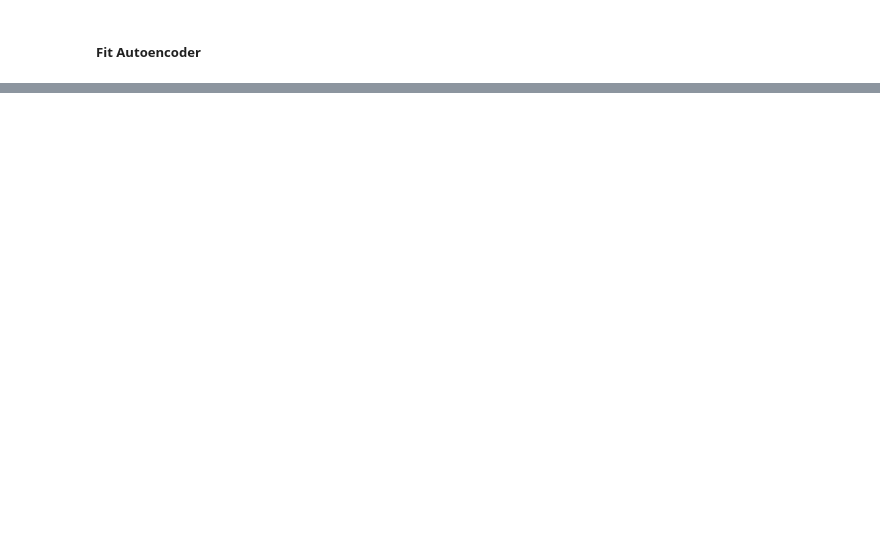
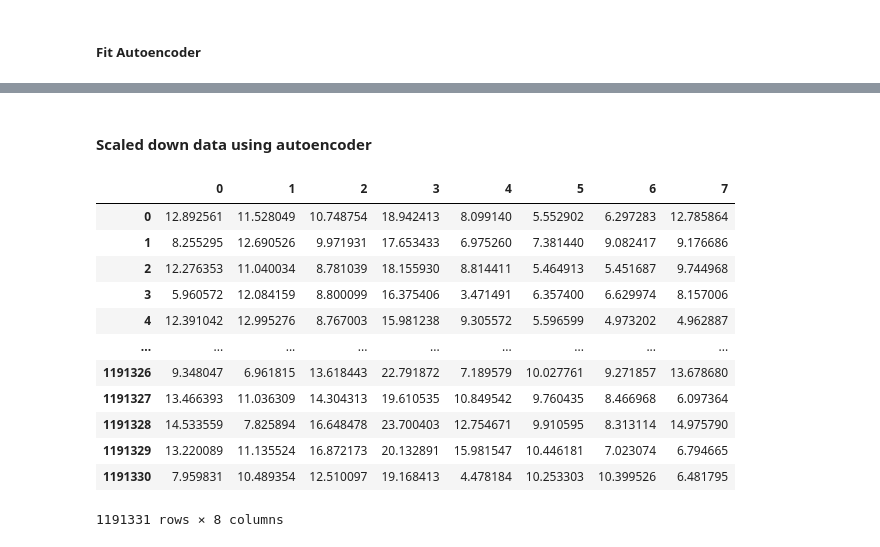
Before and after one commit to yazdanzv/Compare_Multiple_DL_Methods_on_Flight_USA_Dataset, a Jupyter notebook: main.ipynb, the cells around one changed output, grey strips where cells are left out. Saved outputs shown, nothing was run; the diff lists cells and outputs as text; code cells hidden in the pictures; blank space fills up the shorter version.

```diff
--- a/main.ipynb
+++ b/main.ipynb
@@ -337,0 +462,4 @@ _________________________________________________________________
+# %%
+encoder = Model(inputs=autoencoder.input, outputs=encoded)
+data_encoder = encoder.predict(data)
+data_encoder = pd.DataFrame(data_encoder)
@@ -337,0 +468,18 @@ _________________________________________________________________
+# %% [markdown]
+<h4>Scaled down data using autoencoder</h4>
+# %%
+data_encoder
+# %% [output]
+|  | 0 | 1 | 2 | 3 | 4 | 5 | 6 | 7 |
+| 0 | 12.892561 | 11.528049 | 10.748754 | 18.942413 | 8.099140 | 5.552902 | 6.297283 | 12.785864 |
+| 1 | 8.255295 | 12.690526 | 9.971931 | 17.653433 | 6.975260 | 7.381440 | 9.082417 | 9.176686 |
+| 2 | 12.276353 | 11.040034 | 8.781039 | 18.155930 | 8.814411 | 5.464913 | 5.451687 | 9.744968 |
+| 3 | 5.960572 | 12.084159 | 8.800099 | 16.375406 | 3.471491 | 6.357400 | 6.629974 | 8.157006 |
+| 4 | 12.391042 | 12.995276 | 8.767003 | 15.981238 | 9.305572 | 5.596599 | 4.973202 | 4.962887 |
+| ... | ... | ... | ... | ... | ... | ... | ... | ... |
+| 1191326 | 9.348047 | 6.961815 | 13.618443 | 22.791872 | 7.189579 | 10.027761 | 9.271857 | 13.678680 |
+| 1191327 | 13.466393 | 11.036309 | 14.304313 | 19.610535 | 10.849542 | 9.760435 | 8.466968 | 6.097364 |
+| 1191328 | 14.533559 | 7.825894 | 16.648478 | 23.700403 | 12.754671 | 9.910595 | 8.313114 | 14.975790 |
+| 1191329 | 13.220089 | 11.135524 | 16.872173 | 20.132891 | 15.981547 | 10.446181 | 7.023074 | 6.794665 |
+| 1191330 | 7.959831 | 10.489354 | 12.510097 | 19.168413 | 4.478184 | 10.253303 | 10.399526 | 6.481795 |
+1191331 rows × 8 columns
```
Also changed, not shown: parts of 41 cells of this notebook.
